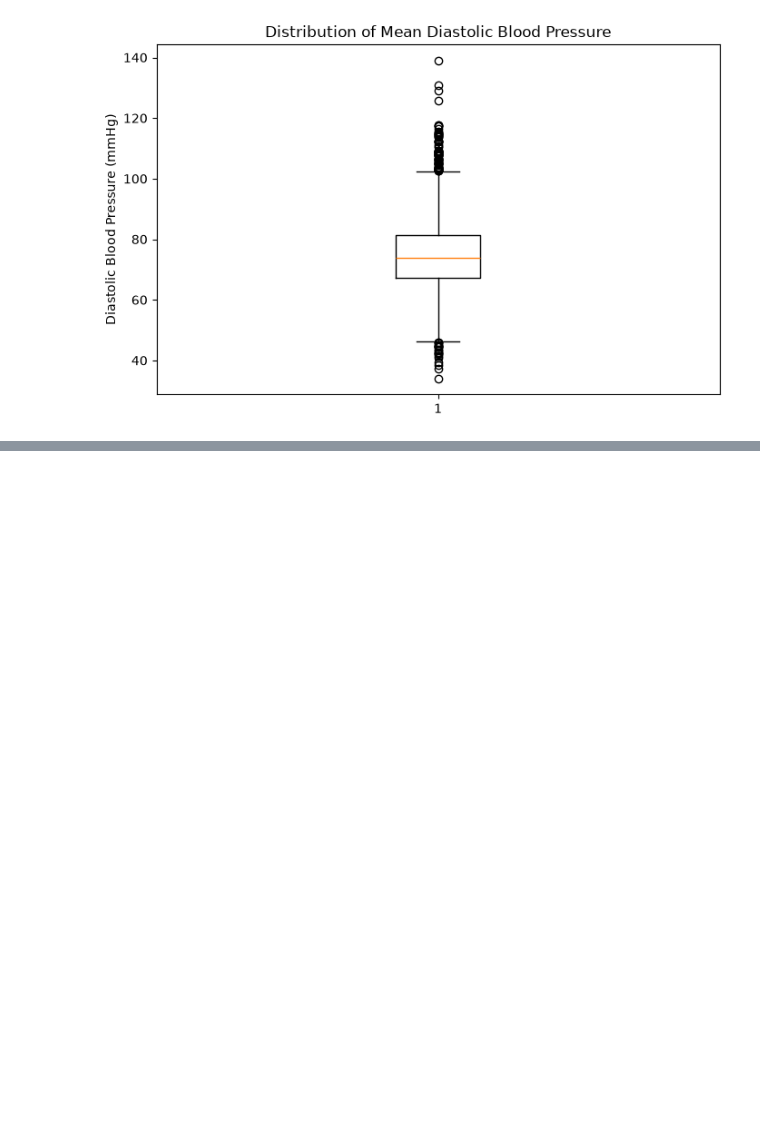
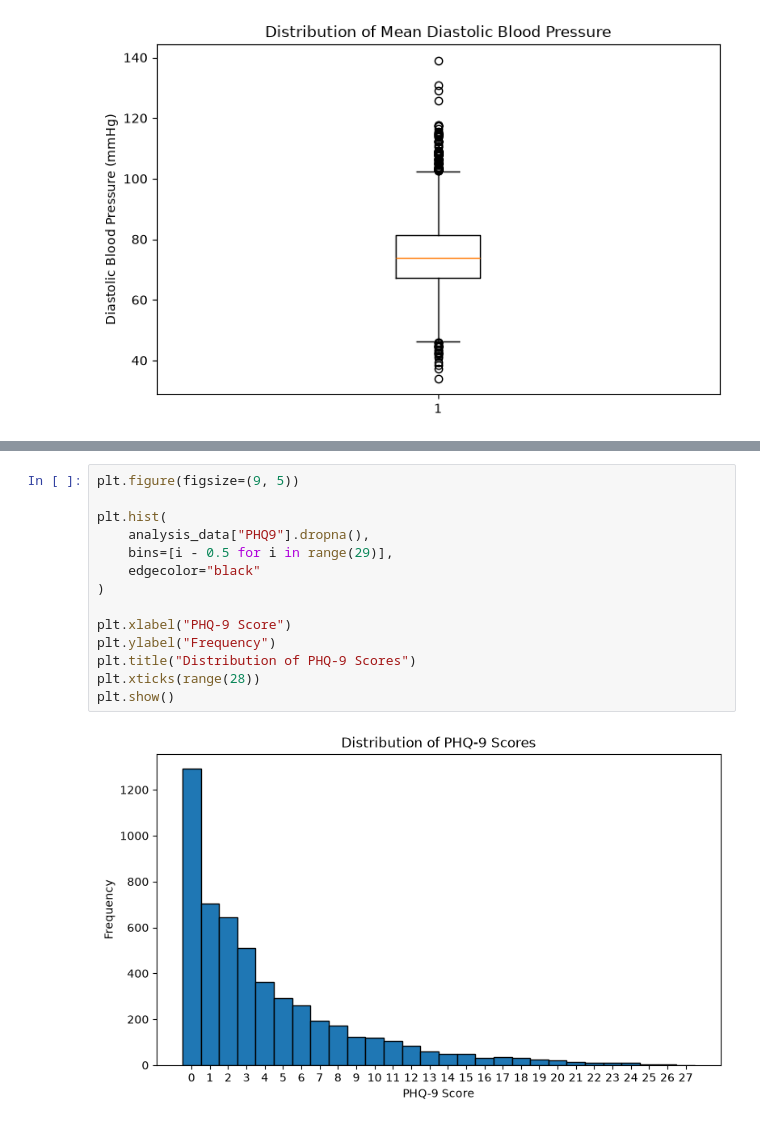
Before and after one commit to amir122884/nhanes-statistics-project, a Jupyter notebook: notebook/feasibility_check.ipynb, the cells around one changed output, grey strips where cells are left out. Cells and saved outputs as stored; diff of their text form; blank space fills up the shorter version.

Commit message:
phq-9 IQR and histogram plot done

```diff
--- a/notebook/feasibility_check.ipynb
+++ b/notebook/feasibility_check.ipynb
@@ -710,0 +738,16 @@ plt.show()
+# %%
+plt.figure(figsize=(9, 5))
+
+plt.hist(
+    analysis_data["PHQ9"].dropna(),
+    bins=[i - 0.5 for i in range(29)],
+    edgecolor="black"
+)
+
+plt.xlabel("PHQ-9 Score")
+plt.ylabel("Frequency")
+plt.title("Distribution of PHQ-9 Scores")
+plt.xticks(range(28))
+plt.show()
+# %% [output]
+[figure, added]
```
Also changed, not shown: parts of 1 cell of this notebook.
